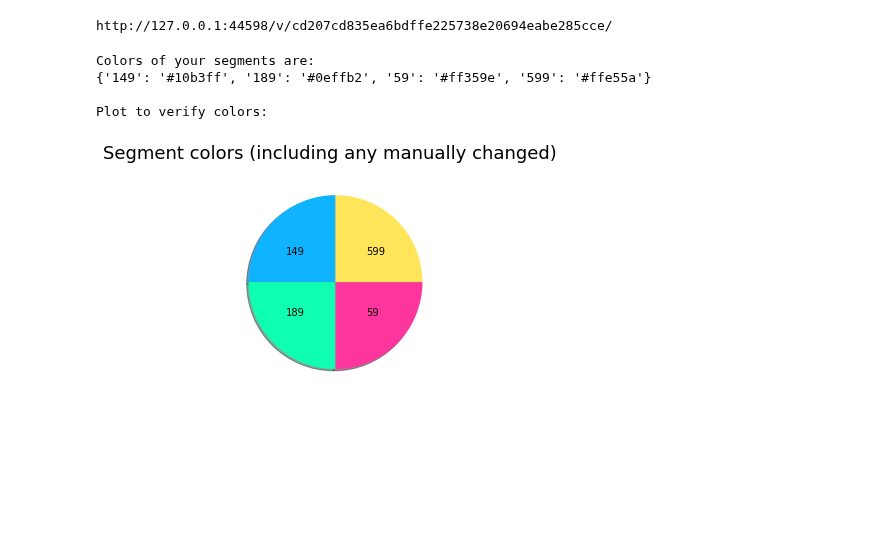
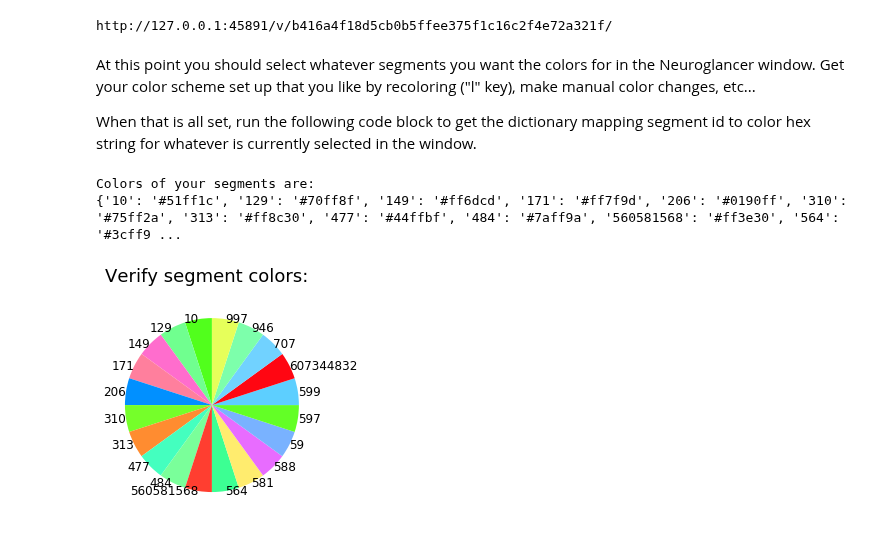
Before and after one commit to PrincetonUniversity/lightsheet_helper_scripts, a Jupyter notebook: neuroglancer/get_color_hex_incl_manual_changes.ipynb, the cells around one changed output. Cells and saved outputs as stored; diff of their text form; code cells hidden in the pictures; blank space fills up the shorter version.

```diff
--- a/neuroglancer/get_color_hex_incl_manual_changes.ipynb
+++ b/neuroglancer/get_color_hex_incl_manual_changes.ipynb
@@ -7,20 +7,28 @@ import math
 import matplotlib.pyplot as plt
 %matplotlib inline
-# %%
-neuroglancer.set_static_content_source(url='https://nglancer.pni.princeton.edu')
-# neuroglancer.set_static_content_source(url='http://localhost:8080')
-viewer = neuroglancer.Viewer()
-with viewer.txn() as s:
-    s.layers['atlas'] = neuroglancer.SegmentationLayer(source='precomputed://http://localhost:1338'
-    )
-print(viewer)
-# %% [output]
-http://127.0.0.1:44598/v/cd207cd835ea6bdffe225738e20694eabe285cce/
+# %%
+# Start the viewer and load in some data. You must have a segmentation layer launched at port 1338 on your machine
+# via cloudvolume, for example. See the "Getting_started_with_neuroglancer.ipynb" for instructions if needed
+
+# Use the BRAIN CoGS Neuroglancer client
+neuroglancer.set_static_content_source(url='https://nglancer.pni.princeton.edu')
+# Start the viewer
+viewer = neuroglancer.Viewer()
+# Load in the atlas as a SegmentationLayer. Any segmentation layer will do in this example
+with viewer.txn() as s:
+    s.layers['atlas'] = neuroglancer.SegmentationLayer(source='precomputed://http://localhost:1338'
+    )
+print(viewer)
+# Link generated below brings you to the Neuroglancer browser interface with your layer loaded in
+# %% [output]
+http://127.0.0.1:45891/v/b416a4f18d5cb0b5ffee375f1c16c2f4e72a321f/
 # %%
+# Define the functions for finding the color hex strings given the color seed that Neuroglancer sets
+# and a segment id. These functions should not be modified.
 def hash_function(state,value):
     """ Python implementation of hashCombine() function
     in src/neuroglancer/gpu_hash/hash_function.ts,
-    a modified murmur hash
+    a modified murmur hcolorash
     """
     k1 = 0xcc9e2d51
     k2 = 0x1b873593
@@ -86,39 +94,50 @@ def hex_string_from_segment_id(color_seed,segment_id):
         hex_string = '0'*(6-len(hex_string)) + hex_string
     hex_string = '#' + hex_string
     return hex_string
+# %% [markdown]
+At this point you should select whatever segments you want the colors for in the Neuroglancer window. Get your color scheme set up that you like by recoloring ("l" key), make manual color changes, etc...
+
+When that is all set, run the following code block to get the dictionary mapping segment id to color hex string for whatever is currently selected in the window.
 # %%
-# Run this code block after you change your colors and want to retrieve the color dictionary
+# Gets the list of active segments, the current color seed and any manual changes
 with viewer.txn() as s:
     seglayer = s.layers['atlas'].layer
     seg_dict = seglayer.to_json()
-    color_seed = seg_dict['colorSeed']
-    active_segments=list(seg_dict['segments'])
+    try:
+        color_seed = seg_dict['colorSeed']
+    except:
+        color_seed = 0
+    try:
+        active_segments=list(seg_dict['segments'])
+    except:
+        active_segments=[]
     try:
         manual_segment_dict = seg_dict['segmentColors']
     except:
         manual_segment_dict = {}
-# Now fill a dictionary where
+if active_segments == []:
+    sys.exit("You do not have any active segments selected. Select some segments and try re-running this block")
+
+# Fill a dictionary where
 # keys will be segment id, values will be hex color string
 # taking the manually set value over the original one if present
 hex_str_dict = {}
 for segment_id in active_segments:
     if segment_id in manual_segment_dict:
         hex_str_dict[segment_id] = manual_segment_dict[segment_id]
     else:
         hex_str_dict[segment_id] = hex_string_from_segment_id(color_seed,segment_id)
 print("Colors of your segments are:")
 print(hex_str_dict)
 print()
-print("Plot to verify colors:")
+
 sizes = [360/float(len(active_segments)) for x in active_segments]
 
 fig1, ax1 = plt.subplots()
-pie=ax1.pie(sizes,labels=hex_str_dict.keys(),labeldistance=0.5,
-        shadow=True, startangle=90,colors=hex_str_dict.values())
-title=fig1.suptitle('Segment colors (including any manually changed)',fontsize=18)
+pie=ax1.pie(sizes,labels=hex_str_dict.keys(),labeldistance=1.0,
+        textprops={'fontsize': 12}, startangle=90,colors=hex_str_dict.values())
+title=fig1.suptitle('Verify segment colors:',fontsize=18)
 # %% [output]
 Colors of your segments are:
-{'149': '#10b3ff', '189': '#0effb2', '59': '#ff359e', '599': '#ffe55a'}
-
-Plot to verify colors:
+{'10': '#51ff1c', '129': '#70ff8f', '149': '#ff6dcd', '171': '#ff7f9d', '206': '#0190ff', '310': '#75ff2a', '313': '#ff8c30', '477': '#44ffbf', '484': '#7aff9a', '560581568': '#ff3e30', '564': '#3cff9 ...
-[figure, old version]
+[figure, new version]
```
Also changed, not shown: parts of 3 cells of this notebook.
